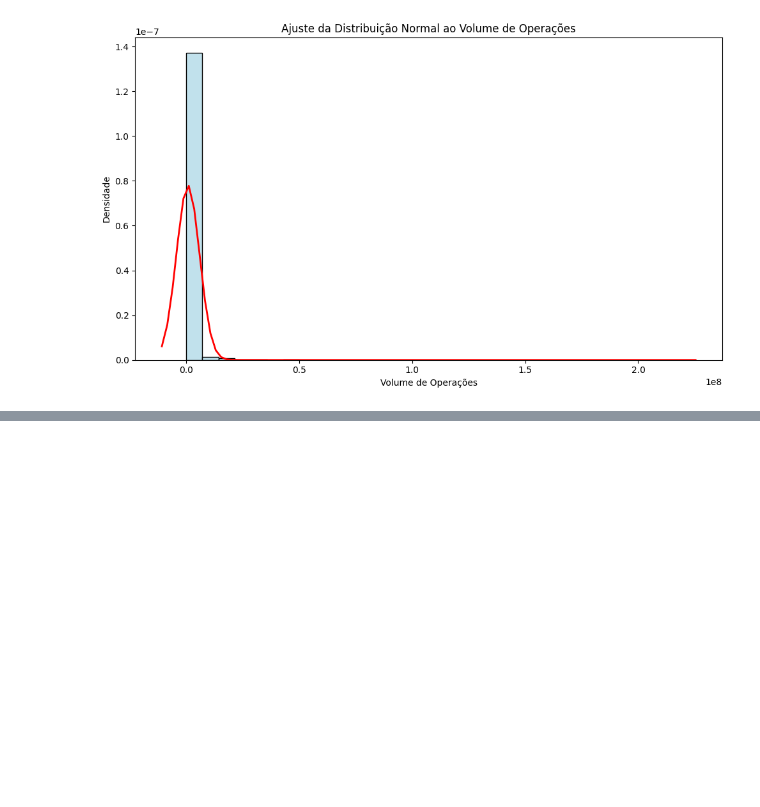
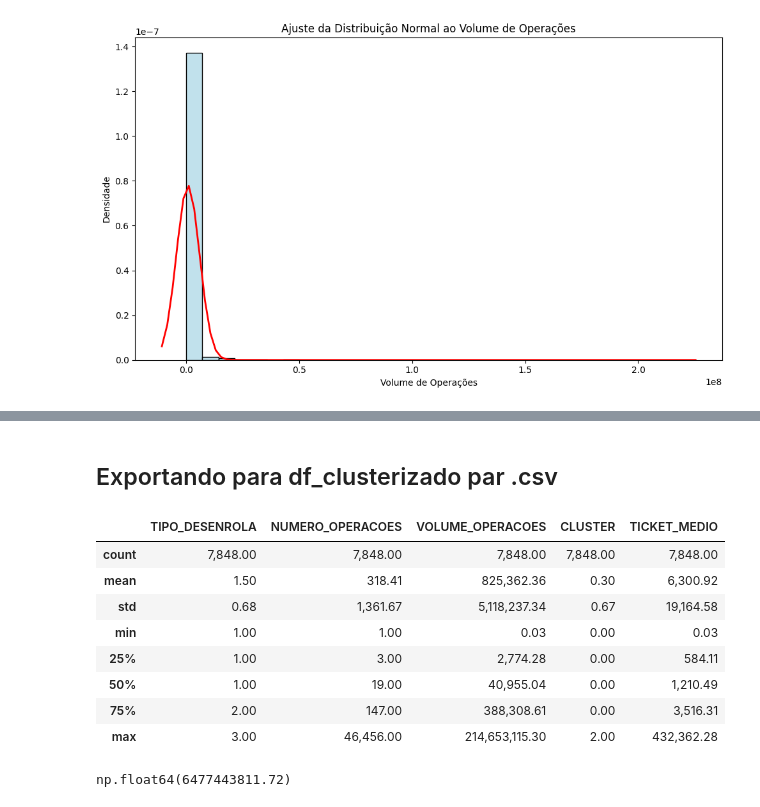
Before and after one commit to rafaelporfiriobarros/desenrola_brasil, a Jupyter notebook: notebooks/eda.ipynb, the cells around one changed output, grey strips where cells are left out. Cells and saved outputs as stored; diff of their text form; code cells hidden in the pictures; blank space fills up the shorter version.

```diff
--- a/notebooks/eda.ipynb
+++ b/notebooks/eda.ipynb
@@ -832,3 +832,5 @@ df_clusterizado.head()
 | 5 | AC | BB | 2023-10 | 2 | 42 | 532,481.79 | ... |
 | 27 | AC | BCO TRIANGULO S.A. | 2023-10 | 2 | 36 | 51,858.64 | ... |
 | 31 | AC | BMG | 2023-10 | 1 | 39 | 30,441.56 | ... |
+# %% [markdown]
+## Exportando para df_clusterizado par .csv
@@ -834,0 +839,16 @@ df_clusterizado.head()
+# %%
+df_clusterizado.describe()
+# %% [output]
+|  | TIPO_DESENROLA | NUMERO_OPERACOES | VOLUME_OPERACOES | CLUSTER | TICKET_MEDIO |
+| count | 7,848.00 | 7,848.00 | 7,848.00 | 7,848.00 | 7,848.00 |
+| mean | 1.50 | 318.41 | 825,362.36 | 0.30 | 6,300.92 |
+| std | 0.68 | 1,361.67 | 5,118,237.34 | 0.67 | 19,164.58 |
+| min | 1.00 | 1.00 | 0.03 | 0.00 | 0.03 |
+| 25% | 1.00 | 3.00 | 2,774.28 | 0.00 | 584.11 |
+| 50% | 1.00 | 19.00 | 40,955.04 | 0.00 | 1,210.49 |
+| 75% | 2.00 | 147.00 | 388,308.61 | 0.00 | 3,516.31 |
+| max | 3.00 | 46,456.00 | 214,653,115.30 | 2.00 | 432,362.28 |
+# %%
+df_clusterizado.VOLUME_OPERACOES.sum()
+# %% [output]
+np.float64(6477443811.72)
```
Also changed, not shown: parts of 3 cells of this notebook, 5 other files.
